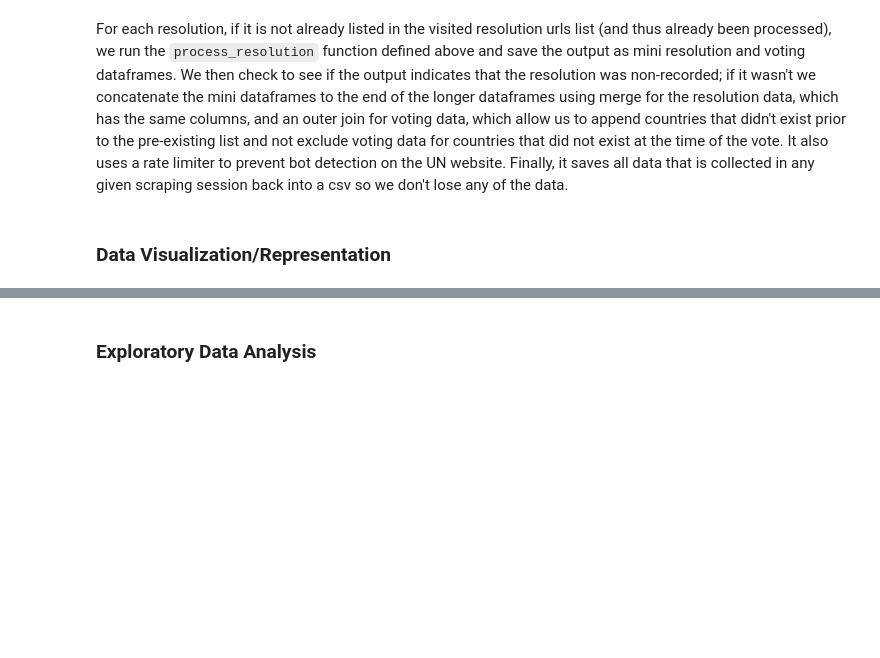
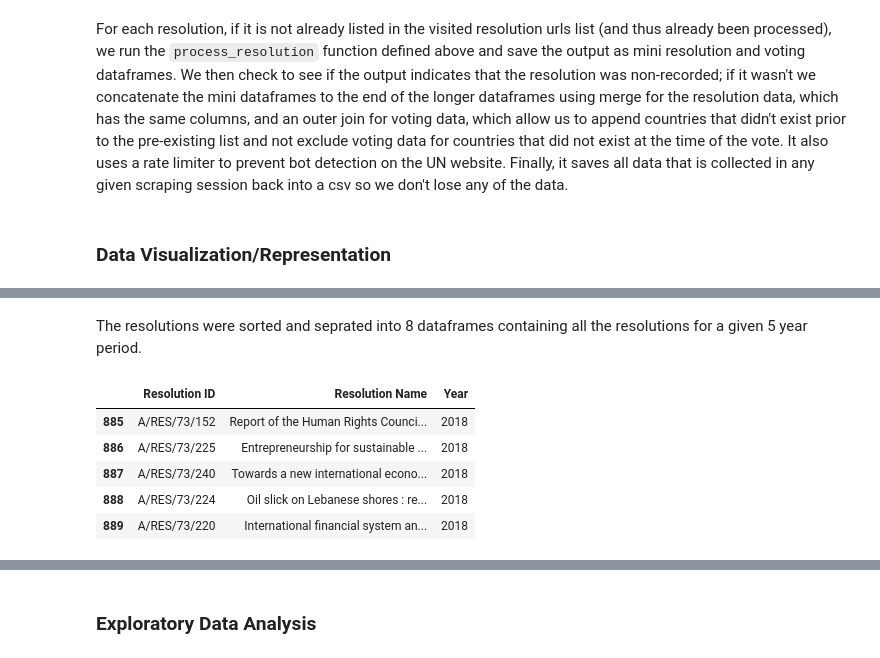
Before and after one commit to lbrown98/un-voting-patterns, a Jupyter notebook: get_un_voting_data.ipynb, the cells around one changed output, grey strips where cells are left out. Cells and saved outputs as stored; diff of their text form; code cells hidden in the pictures; blank space fills up the shorter version.

```diff
--- a/get_un_voting_data.ipynb
+++ b/get_un_voting_data.ipynb
@@ -314,19 +321,28 @@ In order to analyze the data collected, we sorted the resolution by year and spl
 # %%
 res_df = pd.read_csv('all_res_data.csv')
 votes_df = pd.read_csv('all_voting_data.csv')
+# %% [markdown]
+The resolutions were sorted and seprated into 8 dataframes containing all the resolutions for a given 5 year period.
 # %%
 # sort Res ID in order of year
 sorted_res_df = res_df.sort_values(by=['Year'])
 sorted_res_df = sorted_res_df.reset_index(drop=True)
 
 # chunk<start year>
 # chunk2018 has 2018-2021 only 4 years
 chunk1983 = sorted_res_df.loc[sorted_res_df['Year'].isin(range(1983, 1988))]
 chunk1988 = sorted_res_df.loc[sorted_res_df['Year'].isin(range(1988, 1993))]
 chunk1993 = sorted_res_df.loc[sorted_res_df['Year'].isin(range(1993, 1998))]
 chunk1998 = sorted_res_df.loc[sorted_res_df['Year'].isin(range(1998, 2003))]
 chunk2003 = sorted_res_df.loc[sorted_res_df['Year'].isin(range(2003, 2008))]
 chunk2008 = sorted_res_df.loc[sorted_res_df['Year'].isin(range(2008, 2013))]
 chunk2013 = sorted_res_df.loc[sorted_res_df['Year'].isin(range(2013, 2018))]
 chunk2018 = sorted_res_df.loc[sorted_res_df['Year'].isin(range(2018, 2023))]
-chunk2018
+chunk2018.head()
+# %% [output]
+|  | Resolution ID | Resolution Name | Year |
+| 885 | A/RES/73/152 | Report of the Human Rights Counci... | 2018 |
+| 886 | A/RES/73/225 | Entrepreneurship for sustainable ... | 2018 |
+| 887 | A/RES/73/240 | Towards a new international econo... | 2018 |
+| 888 | A/RES/73/224 | Oil slick on Lebanese shores : re... | 2018 |
+| 889 | A/RES/73/220 | International financial system an... | 2018 |
```
Also changed, not shown: parts of 9 cells of this notebook, 1 other file.
